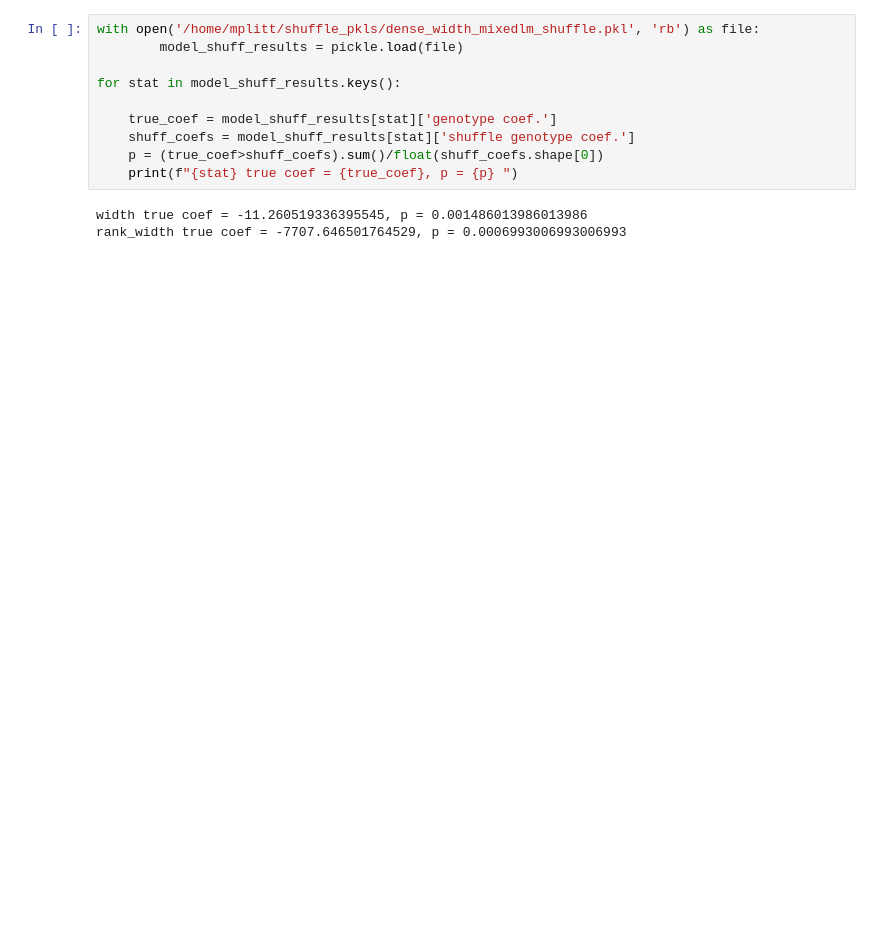
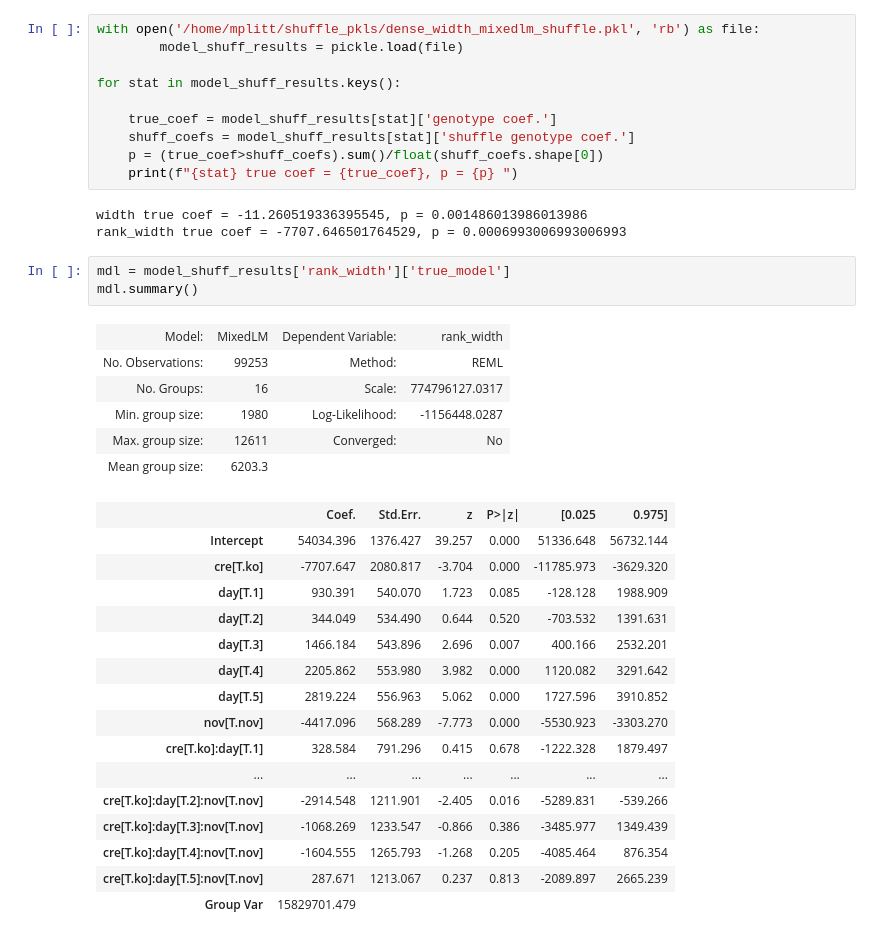
Before and after one commit to GiocomoLab/STX3KO_analyses, a Jupyter notebook: notebooks/figure3/place_field_comparisons.ipynb, the cells around one changed output. Cells and saved outputs as stored; diff of their text form; blank space fills up the shorter version.

```diff
--- a/notebooks/figure3/place_field_comparisons.ipynb
+++ b/notebooks/figure3/place_field_comparisons.ipynb
@@ -361,3 +400,29 @@ for stat in model_shuff_results.keys():
 # %% [output]
 width true coef = -11.260519336395545, p = 0.001486013986013986
 rank_width true coef = -7707.646501764529, p = 0.0006993006993006993
+# %%
+mdl = model_shuff_results['rank_width']['true_model']
+mdl.summary()
+# %% [output]
+| Model: | MixedLM | Dependent Variable: | rank_width |
+| No. Observations: | 99253 | Method: | REML |
+| No. Groups: | 16 | Scale: | 774796127.0317 |
+| Min. group size: | 1980 | Log-Likelihood: | -1156448.0287 |
+| Max. group size: | 12611 | Converged: | No |
+| Mean group size: | 6203.3 |  |  |
+|  | Coef. | Std.Err. | z | P>|z| | [0.025 | 0.975] |
+| Intercept | 54034.396 | 1376.427 | 39.257 | 0.000 | 51336.648 | 56732.144 |
+| cre[T.ko] | -7707.647 | 2080.817 | -3.704 | 0.000 | -11785.973 | -3629.320 |
+| day[T.1] | 930.391 | 540.070 | 1.723 | 0.085 | -128.128 | 1988.909 |
+| day[T.2] | 344.049 | 534.490 | 0.644 | 0.520 | -703.532 | 1391.631 |
+| day[T.3] | 1466.184 | 543.896 | 2.696 | 0.007 | 400.166 | 2532.201 |
+| day[T.4] | 2205.862 | 553.980 | 3.982 | 0.000 | 1120.082 | 3291.642 |
+| day[T.5] | 2819.224 | 556.963 | 5.062 | 0.000 | 1727.596 | 3910.852 |
+| nov[T.nov] | -4417.096 | 568.289 | -7.773 | 0.000 | -5530.923 | -3303.270 |
+| cre[T.ko]:day[T.1] | 328.584 | 791.296 | 0.415 | 0.678 | -1222.328 | 1879.497 |
+| ... | ... | ... | ... | ... | ... | ... |
+| cre[T.ko]:day[T.2]:nov[T.nov] | -2914.548 | 1211.901 | -2.405 | 0.016 | -5289.831 | -539.266 |
+| cre[T.ko]:day[T.3]:nov[T.nov] | -1068.269 | 1233.547 | -0.866 | 0.386 | -3485.977 | 1349.439 |
+| cre[T.ko]:day[T.4]:nov[T.nov] | -1604.555 | 1265.793 | -1.268 | 0.205 | -4085.464 | 876.354 |
+| cre[T.ko]:day[T.5]:nov[T.nov] | 287.671 | 1213.067 | 0.237 | 0.813 | -2089.897 | 2665.239 |
+| Group Var | 15829701.479 |  |  |  |  |  |
```
Also changed, not shown: parts of 7 cells of this notebook, 5 other files.
